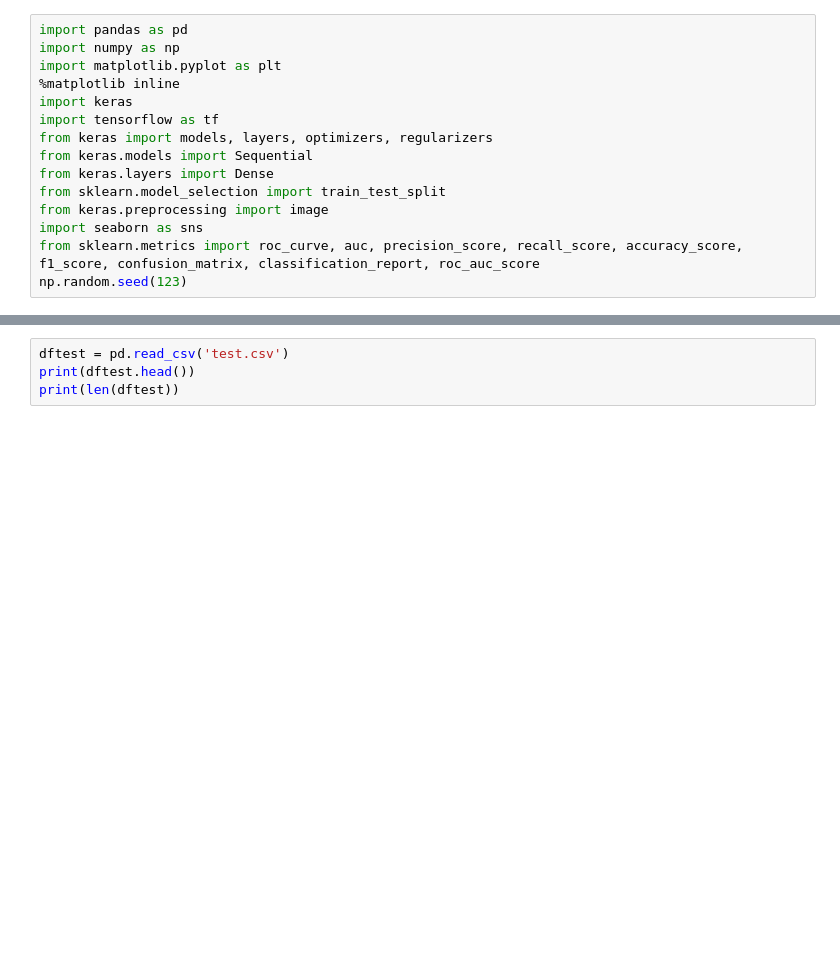
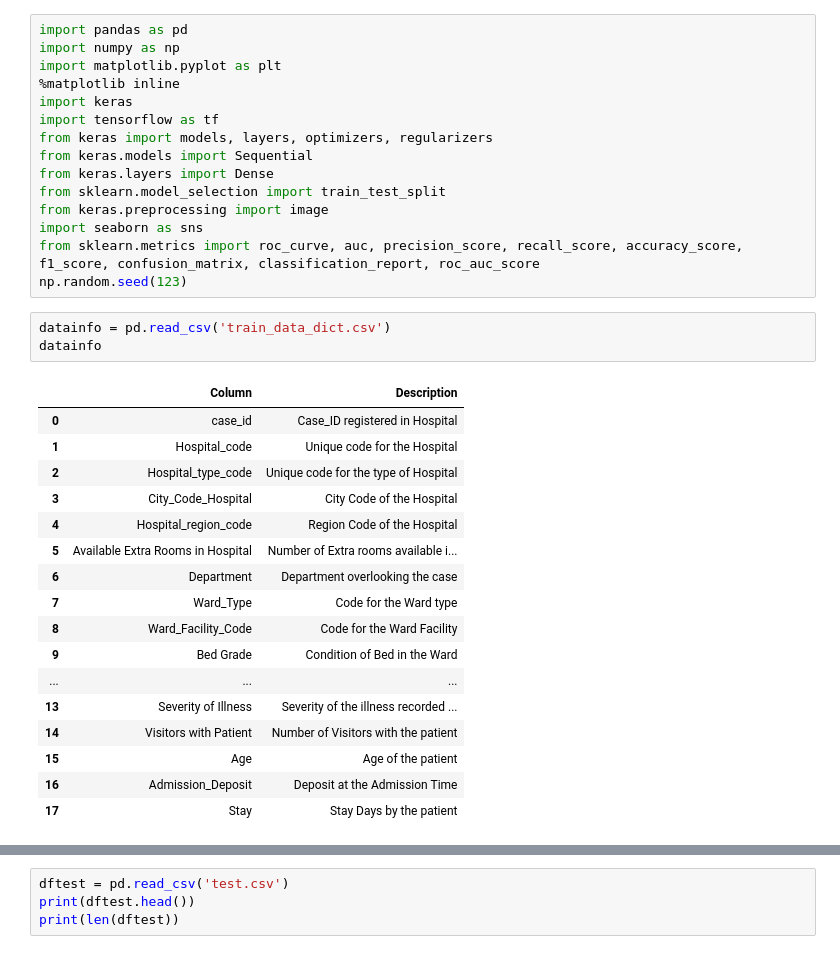
Before and after one commit to andypeng93/Healthcare, a Jupyter notebook: Healthcare.ipynb, the cells around one changed output, grey strips where cells are left out. Drawn from its saved outputs; the diff is of its cells as text; blank space fills up the shorter version.

```diff
--- a/Healthcare.ipynb
+++ b/Healthcare.ipynb
@@ -52,4 +52,25 @@ from keras.preprocessing import image
 import seaborn as sns
 from sklearn.metrics import roc_curve, auc, precision_score, recall_score, accuracy_score, f1_score, confusion_matrix, classification_report, roc_auc_score
 np.random.seed(123)
+# %%
+datainfo = pd.read_csv('train_data_dict.csv')
+datainfo
+# %% [output]
+|  | Column | Description |
+| 0 | case_id | Case_ID registered in Hospital |
+| 1 | Hospital_code | Unique code for the Hospital |
+| 2 | Hospital_type_code | Unique code for the type of Hospital |
+| 3 | City_Code_Hospital | City Code of the Hospital |
+| 4 | Hospital_region_code | Region Code of the Hospital |
+| 5 | Available Extra Rooms in Hospital | Number of Extra rooms available i... |
+| 6 | Department | Department overlooking the case |
+| 7 | Ward_Type | Code for the Ward type |
+| 8 | Ward_Facility_Code | Code for the Ward Facility |
+| 9 | Bed Grade | Condition of Bed in the Ward |
+| ... | ... | ... |
+| 13 | Severity of Illness | Severity of the illness recorded ... |
+| 14 | Visitors with Patient | Number of Visitors with the patient |
+| 15 | Age | Age of the patient |
+| 16 | Admission_Deposit | Deposit at the Admission Time |
+| 17 | Stay | Stay Days by the patient |
 # %%
```
Also changed, not shown: parts of 11 cells of this notebook.
